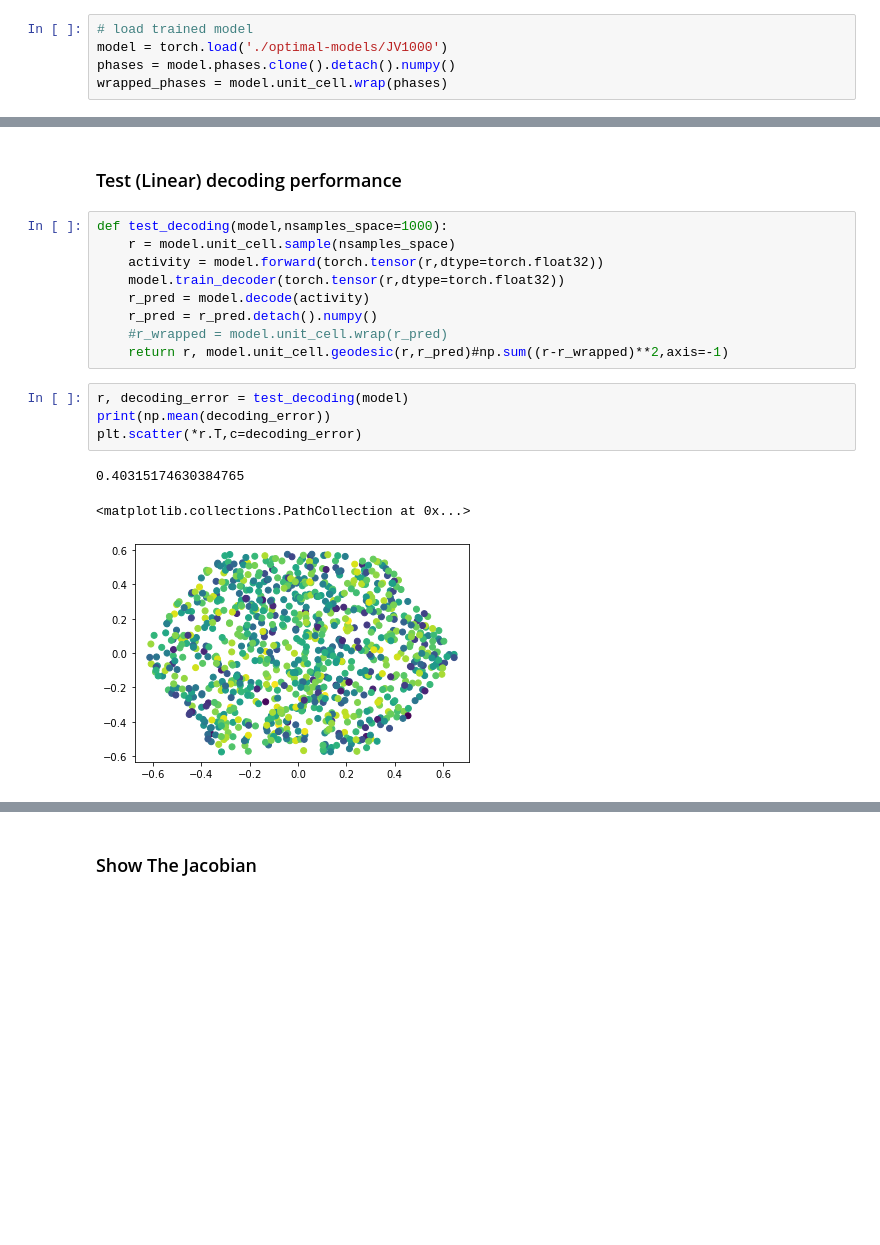
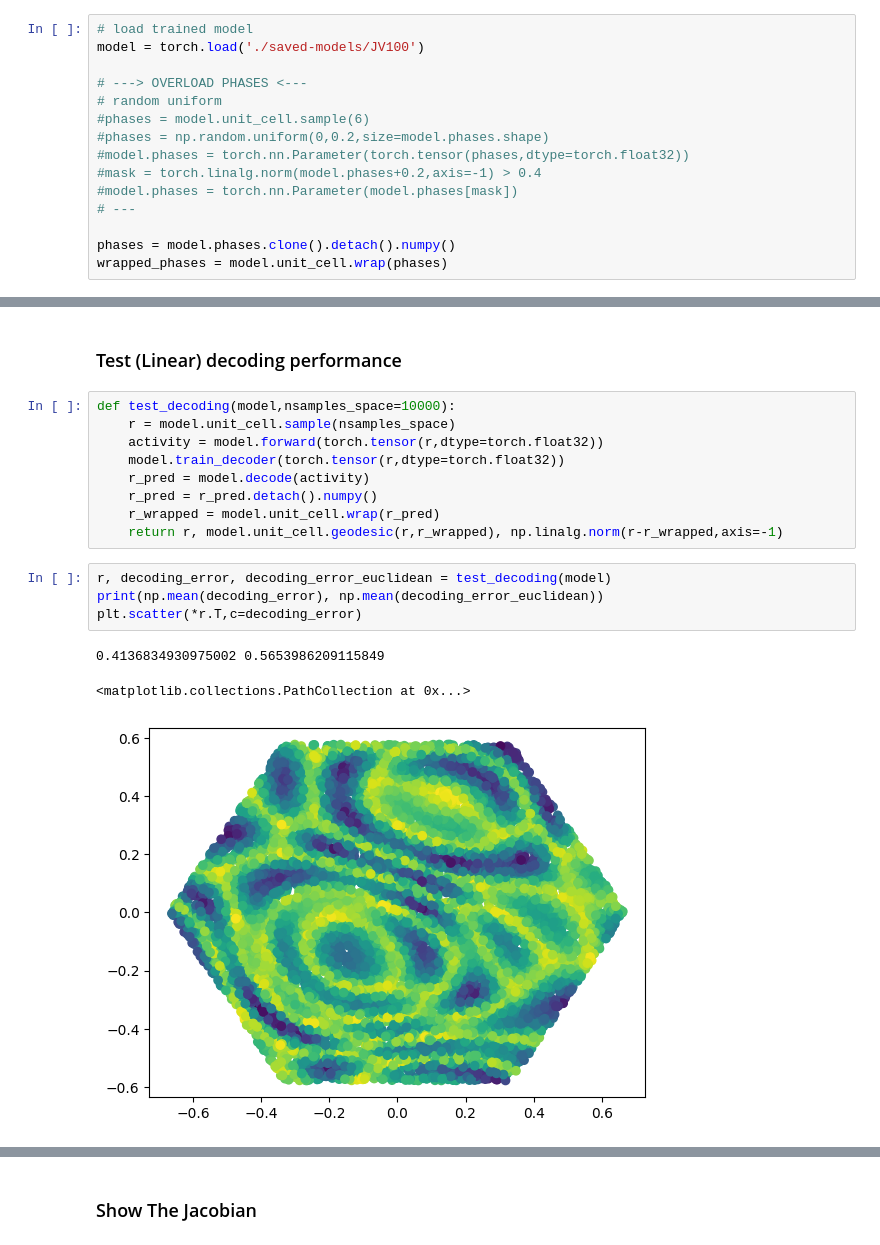
Before and after one commit to bioAI-Oslo/CI-grid-cells, a Jupyter notebook: protocol.ipynb, the cells around one changed output, grey strips where cells are left out. Drawn from its saved outputs; the diff is of its cells as text; blank space fills up the shorter version.

Commit message:
updates protocol with uniformity statistical tests

```diff
--- a/protocol.ipynb
+++ b/protocol.ipynb
@@ -17,7 +17,17 @@ from models import *
 from plotting_functions import *
 # %%
 # load trained model
-model = torch.load('./optimal-models/JV1000')
+model = torch.load('./saved-models/JV100')
+
+# ---> OVERLOAD PHASES <---
+# random uniform
+#phases = model.unit_cell.sample(6)
+#phases = np.random.uniform(0,0.2,size=model.phases.shape)
+#model.phases = torch.nn.Parameter(torch.tensor(phases,dtype=torch.float32))
+#mask = torch.linalg.norm(model.phases+0.2,axis=-1) > 0.4
+#model.phases = torch.nn.Parameter(model.phases[mask])
+# ---
+
 phases = model.phases.clone().detach().numpy()
 wrapped_phases = model.unit_cell.wrap(phases)
 # %%
@@ -35,19 +46,19 @@ axs[2].scatter(*model.unit_cell.sample(phases.shape[0]).T,s=0.5)
 # %% [markdown]
 ### Test (Linear) decoding performance
 # %%
-def test_decoding(model,nsamples_space=1000):
+def test_decoding(model,nsamples_space=10000):
     r = model.unit_cell.sample(nsamples_space)
     activity = model.forward(torch.tensor(r,dtype=torch.float32))
     model.train_decoder(torch.tensor(r,dtype=torch.float32))
     r_pred = model.decode(activity)
     r_pred = r_pred.detach().numpy()
-    #r_wrapped = model.unit_cell.wrap(r_pred)
-    return r, model.unit_cell.geodesic(r,r_pred)#np.sum((r-r_wrapped)**2,axis=-1)
+    r_wrapped = model.unit_cell.wrap(r_pred)
+    return r, model.unit_cell.geodesic(r,r_wrapped), np.linalg.norm(r-r_wrapped,axis=-1)
 # %%
-r, decoding_error = test_decoding(model)
-print(np.mean(decoding_error))
+r, decoding_error, decoding_error_euclidean = test_decoding(model)
+print(np.mean(decoding_error), np.mean(decoding_error_euclidean))
 plt.scatter(*r.T,c=decoding_error)
 # %% [output]
-0.40315174630384765
+0.4136834930975002 0.5653986209115849
 <matplotlib.collections.PathCollection at 0x...>
-[figure, old version]
+[figure, new version]
```
Also changed, not shown: parts of 18 cells of this notebook.
